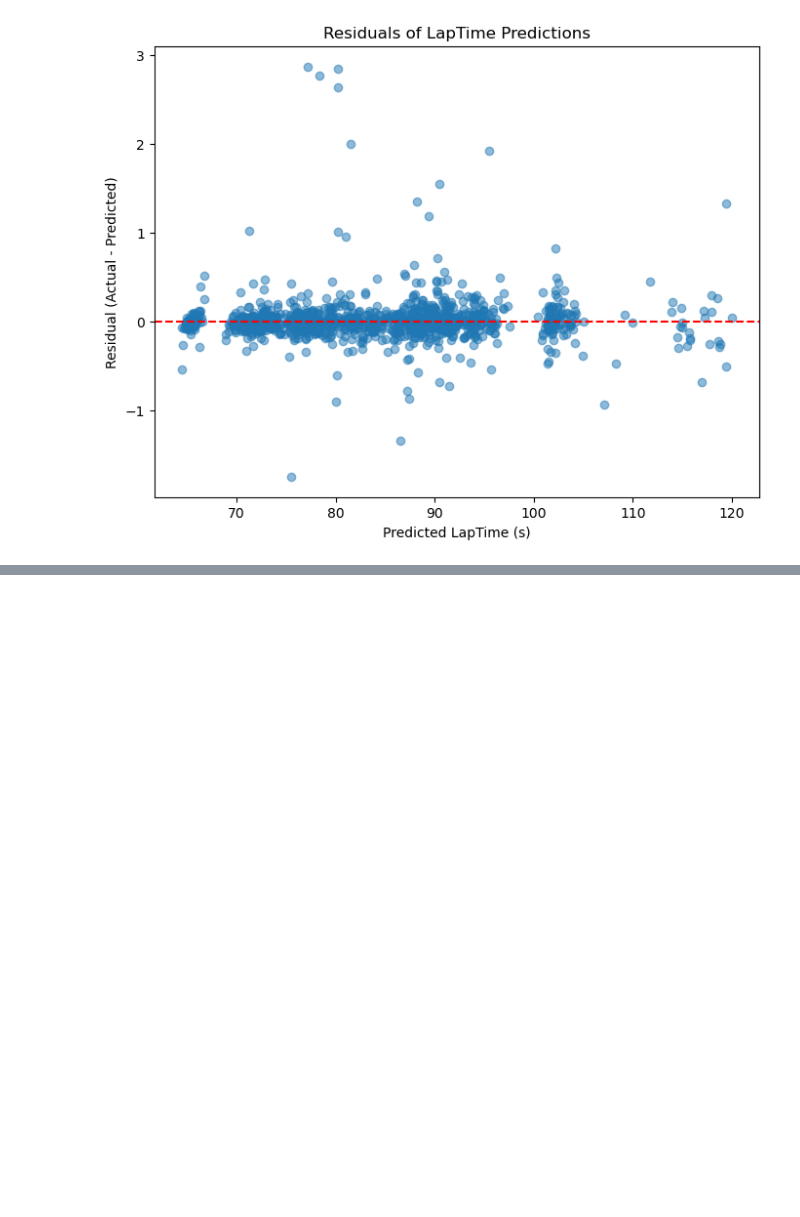
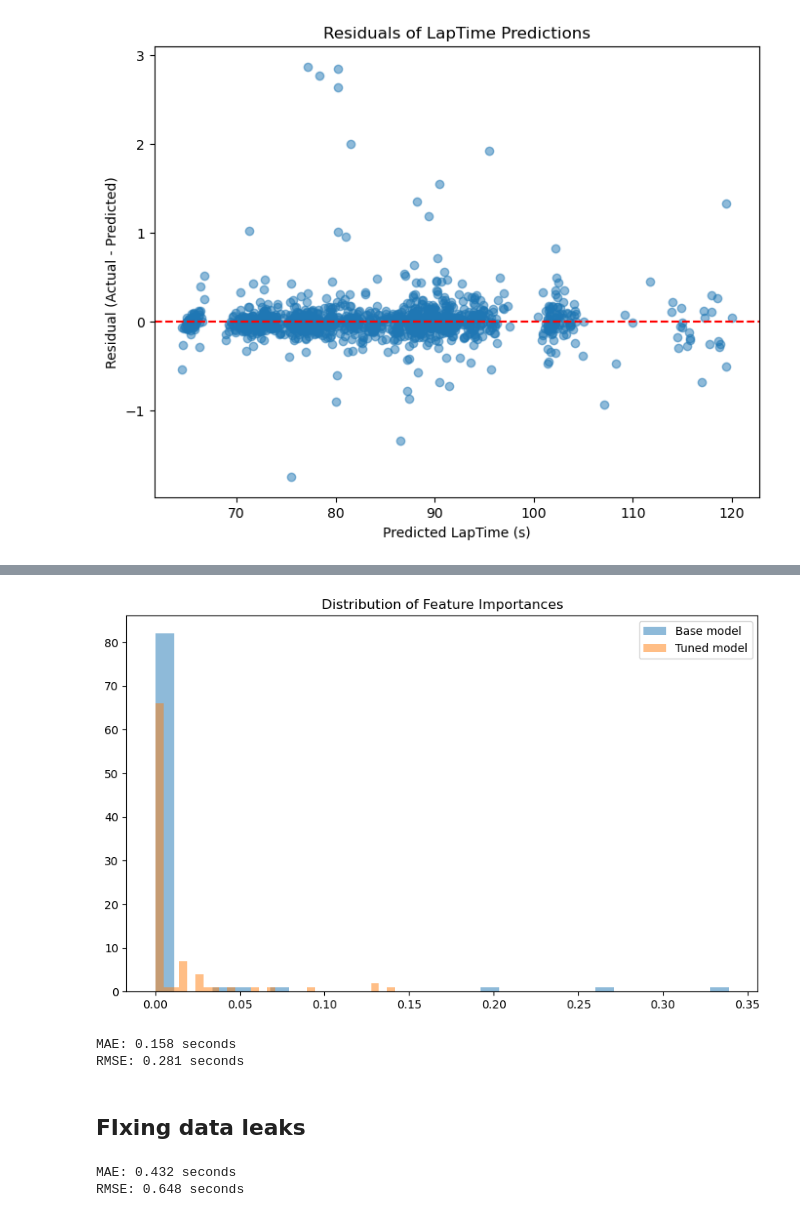
Before and after one commit to luk3luca/ML_F1, a Jupyter notebook: quali_predict_ml.ipynb, the cells around one changed output, grey strips where cells are left out. Drawn from its saved outputs; the diff is of its cells as text; code cells hidden in the pictures; blank space fills up the shorter version.

```diff
--- a/quali_predict_ml.ipynb
+++ b/quali_predict_ml.ipynb
@@ -206,0 +335,63 @@ plt.show()
+# %%
+feat_imp_base = pd.Series(model.feature_importances_, index=X_train.columns)
+feat_imp_best = pd.Series(best_rf.feature_importances_, index=X_train.columns)
+
+plt.figure(figsize=(10,6))
+plt.hist(feat_imp_base[feat_imp_base>0], bins=30, alpha=0.5, label='Base model')
+plt.hist(feat_imp_best[feat_imp_best>0], bins=30, alpha=0.5, label='Tuned model')
+plt.legend()
+plt.title("Distribution of Feature Importances")
+plt.show()
+# %% [output]
+[figure, added]
+# %%
+best_rf = RandomForestRegressor(
+    n_estimators=400,
+    max_depth=30,          # smaller trees
+    max_features='sqrt',
+    min_samples_split=2,
+    min_samples_leaf=1,
+    random_state=42,
+    n_jobs=-1
+)
+
+best_rf.fit(X_train, y_train)
+preds = best_rf.predict(X_test)
+
+mae = mean_absolute_error(y_test, preds)
+rmse = np.sqrt(mean_squared_error(y_test, preds))
+print(f"MAE: {mae:.3f} seconds")
+print(f"RMSE: {rmse:.3f} seconds")
+# %% [output]
+MAE: 0.158 seconds
+RMSE: 0.281 seconds
+# %% [markdown]
+## FIxing data leaks
+# %%
+X_train_mod = X_train.copy()
+X_test_mod = X_test.copy()
+
+X_train_mod = X_train_mod.drop(columns=['RaceDistance', 'NumLaps', 'LapNumber', 'TyreLife', 'FreshTyre', 'Stint', 'Sector1Time', 'Sector2Time', 'Sector3Time'])
+X_test_mod = X_test_mod.drop(columns=['RaceDistance', 'NumLaps', 'LapNumber', 'TyreLife', 'FreshTyre', 'Stint', 'Sector1Time', 'Sector2Time', 'Sector3Time'])
+
+
+rf_mod = RandomForestRegressor(
+    n_estimators=400,
+    max_depth=30,          # smaller trees
+    max_features='sqrt',
+    min_samples_split=2,
+    min_samples_leaf=1,
+    random_state=42,
+    n_jobs=-1
+)
+
+rf_mod.fit(X_train_mod, y_train)
+preds = rf_mod.predict(X_test_mod)
+
+mae = mean_absolute_error(y_test, preds)
+rmse = np.sqrt(mean_squared_error(y_test, preds))
+print(f"MAE: {mae:.3f} seconds")
+print(f"RMSE: {rmse:.3f} seconds")
+# %% [output]
+MAE: 0.432 seconds
+RMSE: 0.648 seconds
```
Also changed, not shown: parts of 35 cells of this notebook.
